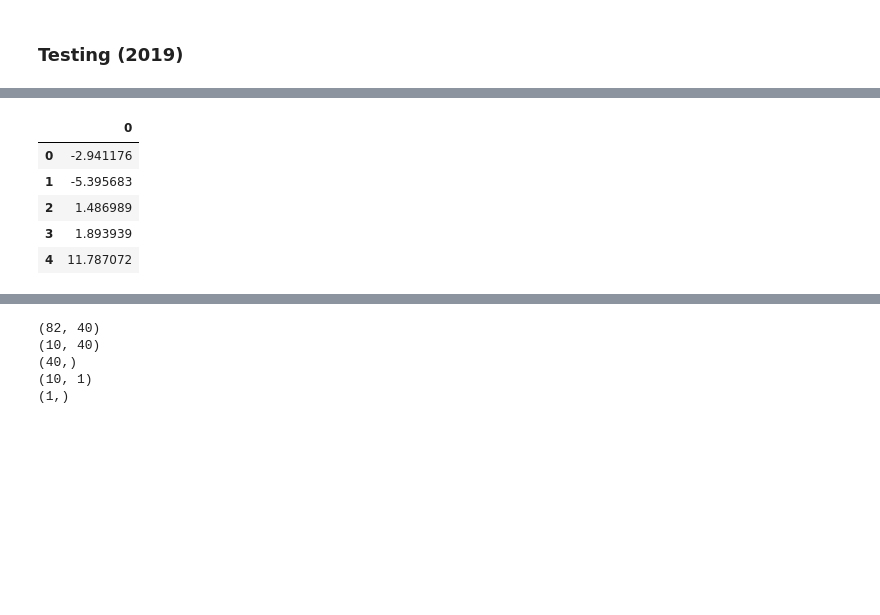
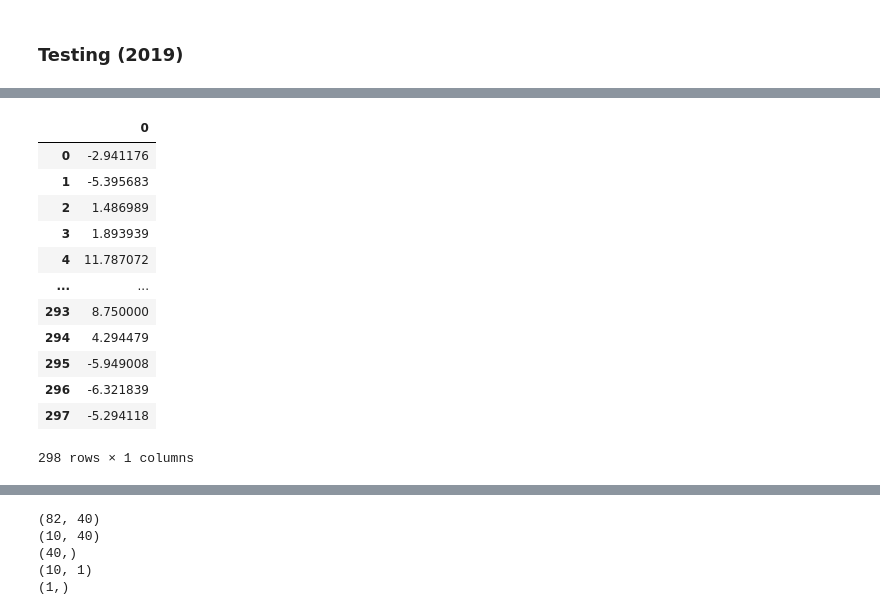
Before and after one commit to boyuchen0224/NCTU_Big_Data_Final_Project, a Jupyter notebook: LSTM/LSTM_Keras_1.ipynb, the cells around one changed output, grey strips where cells are left out. Saved outputs shown, nothing was run; the diff lists cells and outputs as text; code cells hidden in the pictures; blank space fills up the shorter version.

```diff
--- a/LSTM/LSTM_Keras_1.ipynb
+++ b/LSTM/LSTM_Keras_1.ipynb
@@ -46,7 +78,7 @@ def buildTrain(train, pastDay=30, futureDay=5):
     X_train, Y_train = [], []
     for i in range(train.shape[0]-futureDay-pastDay):
         X_train.append(np.array(train.iloc[i:i+pastDay]))
-        Y_train.append(np.array(train.iloc[i+pastDay:i+pastDay+futureDay]["Price"]))
+        Y_train.append(np.array(train.iloc[i+pastDay:i+pastDay+futureDay][now_target]))
     return np.array(X_train), np.array(Y_train)
 # %%
 def shuffle(X,Y):
@@ -96,0 +114,6 @@ dataset[:2111].tail(10)
+# %%
+for i, col in enumerate(dataset.columns):
+    for j, num in enumerate(Number):
+        if Number[j] in col:
+            print(col, col.replace(Number[j], city[j]))
+            dataset = dataset.rename(columns = {col: col.replace(Number[j], city[j])})
@@ -152,5 +195,5 @@ Y_train.shape
 # %% [markdown]
 ### Testing (2019)
 # %%
-test = dataset[2104:]
+test = dataset[train_cut_tail[idx]-7:]
 # %%
@@ -170,9 +213,9 @@ test.tail(10)
 10 rows × 82 columns
 # %%
 # Remember max min mean in order to do denormalize
-y_max = np.max(test['Price'])
-y_min = np.min(test['Price'])
-y_mean = np.mean(test['Price'])
+y_max = np.max(test[now_target])
+y_min = np.min(test[now_target])
+y_mean = np.mean(test[now_target])
 # %%
 test_norm = normalize(test)
 # %%
@@ -247,12 +294,19 @@ y_test_denorm = de_normalize(y_test_df,y_max,y_min,y_mean)
 y_pred_df = pd.DataFrame(y_pred)
 y_pred_denorm = de_normalize(y_pred_df,y_max,y_min,y_mean)
 # %%
-y_test_denorm.head()
+y_test_denorm
 # %% [output]
 |  | 0 |
 | 0 | -2.941176 |
 | 1 | -5.395683 |
 | 2 | 1.486989 |
 | 3 | 1.893939 |
 | 4 | 11.787072 |
+| ... | ... |
+| 293 | 8.750000 |
+| 294 | 4.294479 |
+| 295 | -5.949008 |
+| 296 | -6.321839 |
+| 297 | -5.294118 |
+298 rows × 1 columns
 # %%
```
Also changed, not shown: parts of 28 cells of this notebook.
